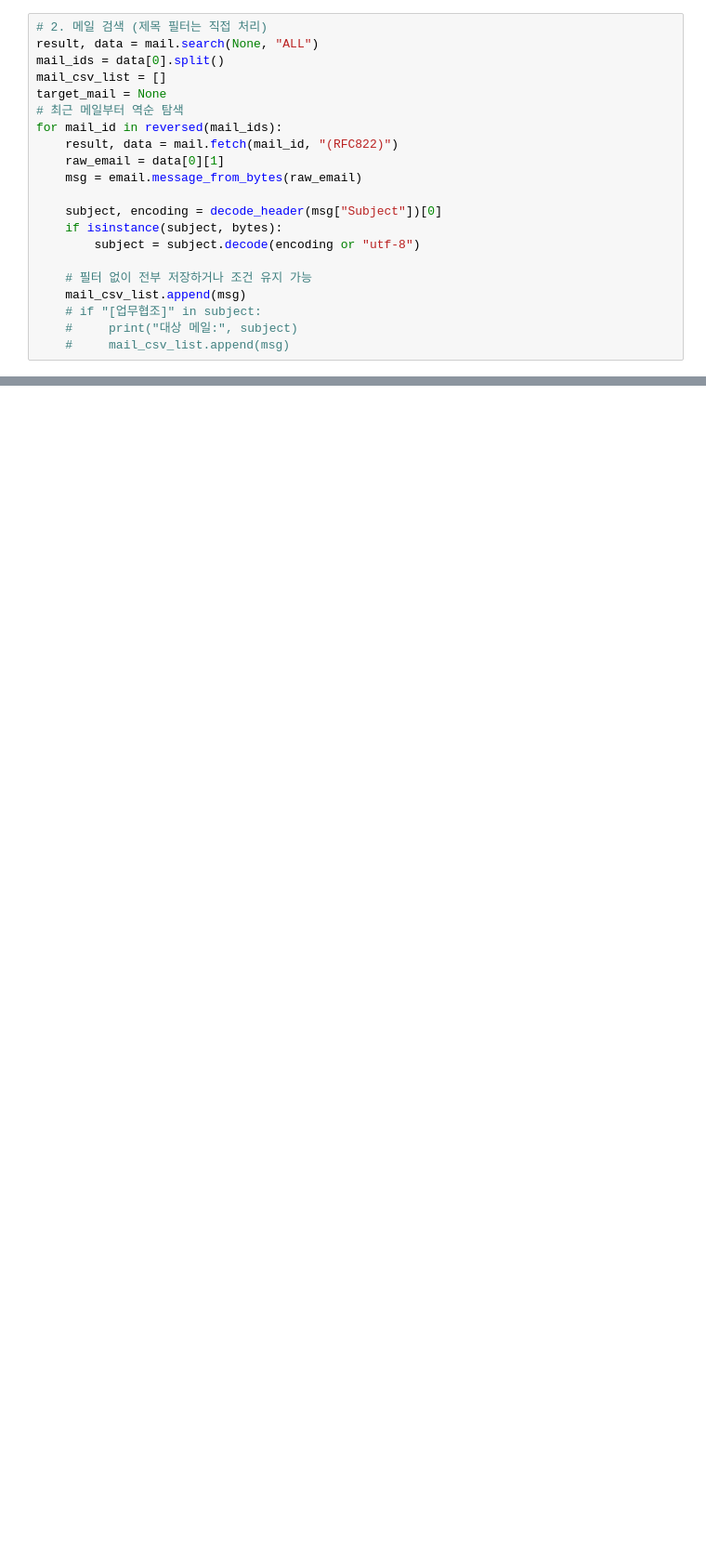
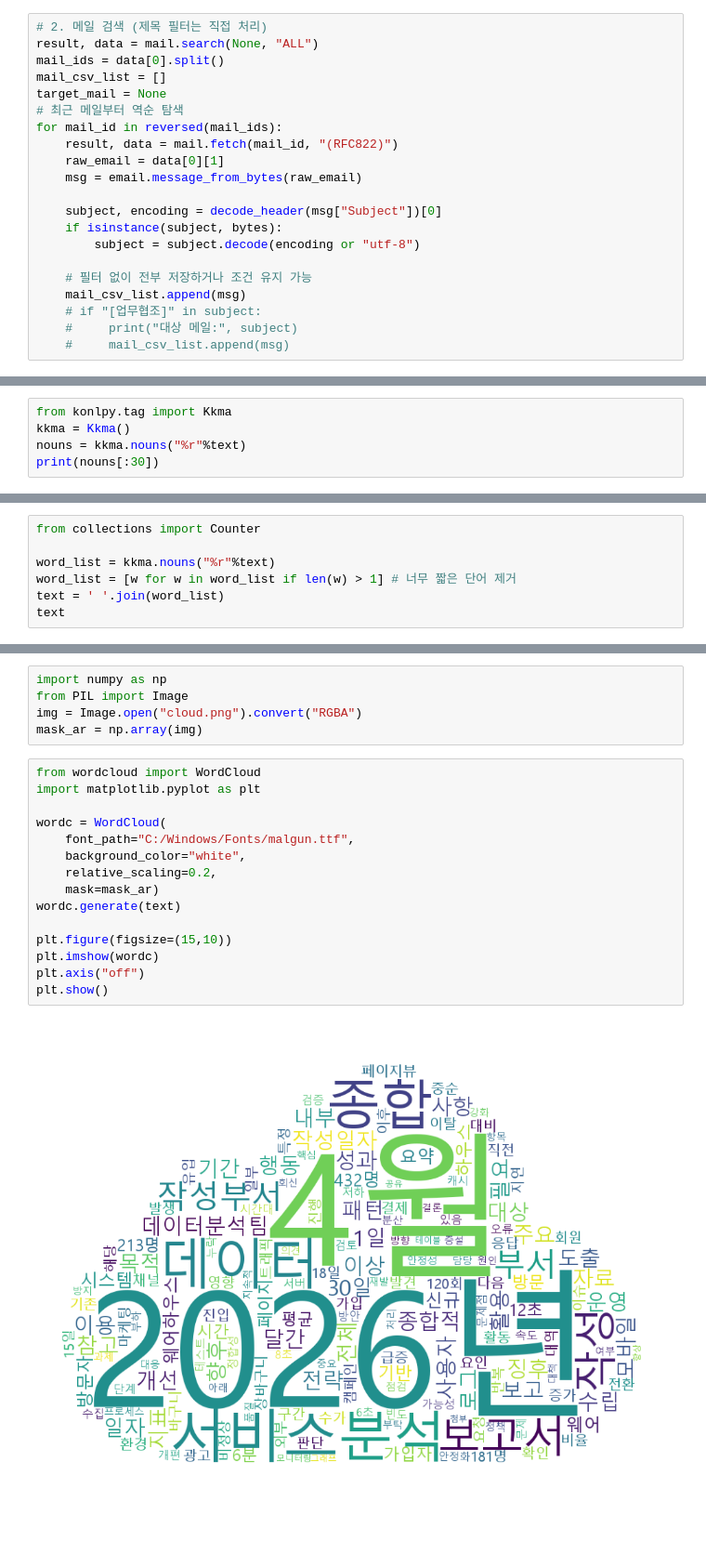
Before and after one commit to star8041/waprj, a Jupyter notebook: msdev.ipynb, the cells around one changed output, grey strips where cells are left out. Shown at 93% size. Cells and saved outputs as stored; diff of their text form; blank space fills up the shorter version.

```diff
--- a/msdev.ipynb
+++ b/msdev.ipynb
@@ -215,0 +259,5 @@ CSV 저장 완료: email_list.csv
+# %%
+from konlpy.tag import Kkma
+kkma = Kkma()
+nouns = kkma.nouns("%r"%text)
+print(nouns[:30])
@@ -215,0 +266,7 @@ CSV 저장 완료: email_list.csv
+# %%
+from collections import Counter
+
+word_list = kkma.nouns("%r"%text)
+word_list = [w for w in word_list if len(w) > 1] # 너무 짧은 단어 제거
+text = ' '.join(word_list)
+text
@@ -215,0 +275,22 @@ CSV 저장 완료: email_list.csv
+# %%
+import numpy as np
+from PIL import Image
+img = Image.open("cloud.png").convert("RGBA")
+mask_ar = np.array(img)
+# %%
+from wordcloud import WordCloud
+import matplotlib.pyplot as plt
+
+wordc = WordCloud(
+    font_path="C:/Windows/Fonts/malgun.ttf",
+    background_color="white",
+    relative_scaling=0.2,
+    mask=mask_ar)
+wordc.generate(text)
+
+plt.figure(figsize=(15,10))
+plt.imshow(wordc)
+plt.axis("off")
+plt.show()
+# %% [output]
+[figure, added]
```
Also changed, not shown: parts of 8 cells of this notebook, 1 other file.
